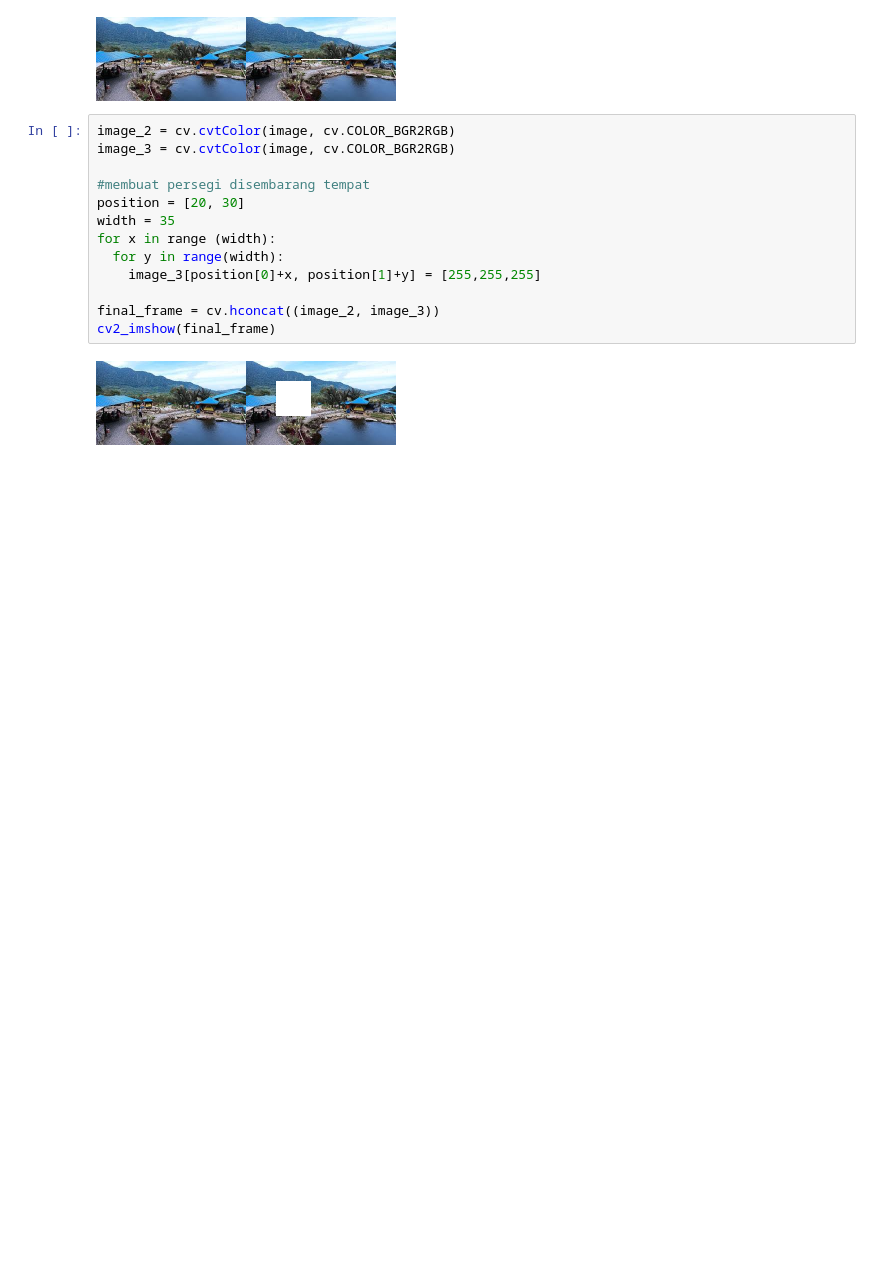
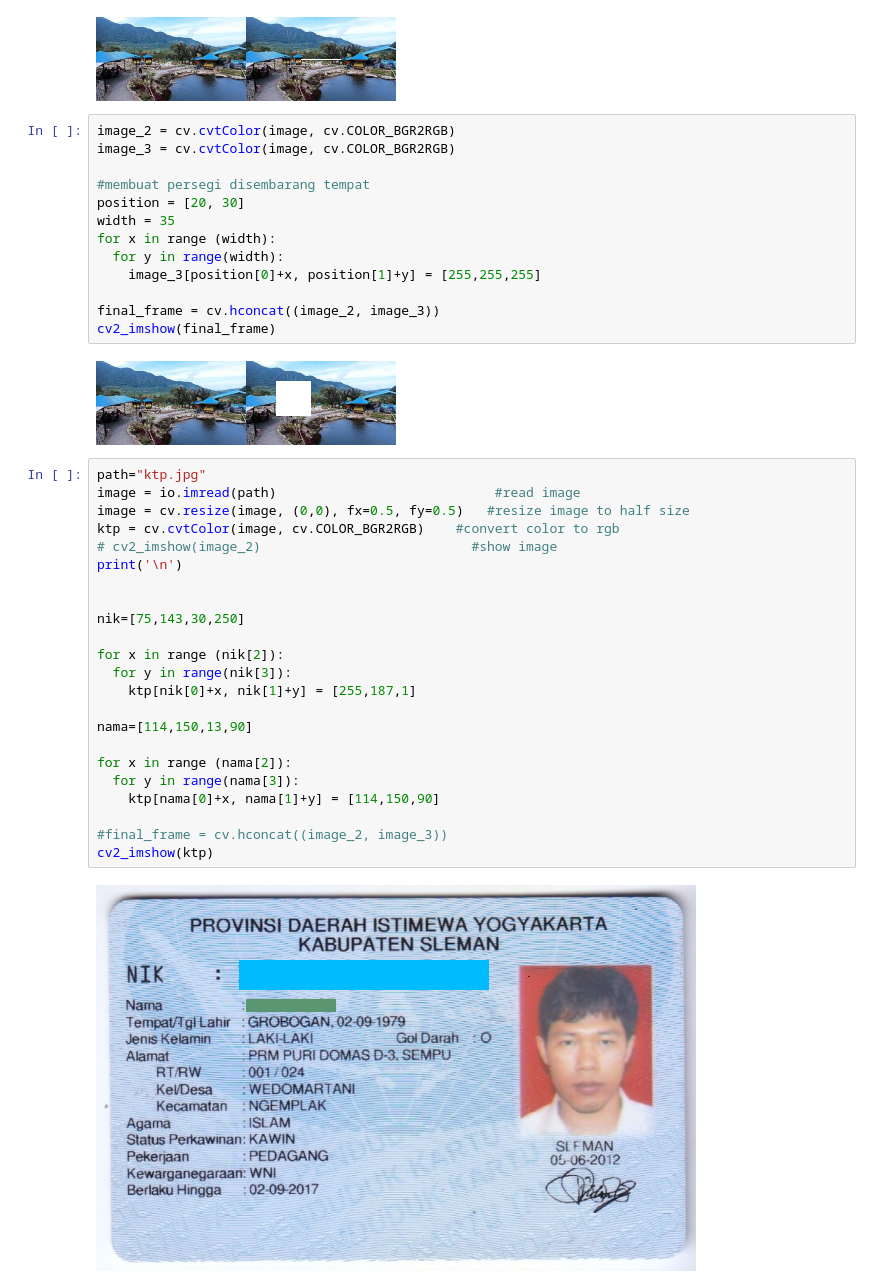
Before and after one commit to langodayyy/pcvk, a Jupyter notebook: pcvk_week1.ipynb, the cells around one changed output. Drawn from its saved outputs; the diff is of its cells as text; blank space fills up the shorter version.

```diff
--- a/pcvk_week1.ipynb
+++ b/pcvk_week1.ipynb
@@ -126,3 +126,28 @@ final_frame = cv.hconcat((image_2, image_3))
 cv2_imshow(final_frame)
 # %% [output]
 [figure]
+# %%
+path="ktp.jpg"
+image = io.imread(path)                            #read image
+image = cv.resize(image, (0,0), fx=0.5, fy=0.5)   #resize image to half size
+ktp = cv.cvtColor(image, cv.COLOR_BGR2RGB)    #convert color to rgb
+# cv2_imshow(image_2)                           #show image
+print('\n')
+
+
+nik=[75,143,30,250]
+
+for x in range (nik[2]):
+  for y in range(nik[3]):
+    ktp[nik[0]+x, nik[1]+y] = [255,187,1]
+
+nama=[114,150,13,90]
+
+for x in range (nama[2]):
+  for y in range(nama[3]):
+    ktp[nama[0]+x, nama[1]+y] = [114,150,90]
+
+#final_frame = cv.hconcat((image_2, image_3))
+cv2_imshow(ktp)
+# %% [output]
+[figure, added]
```
